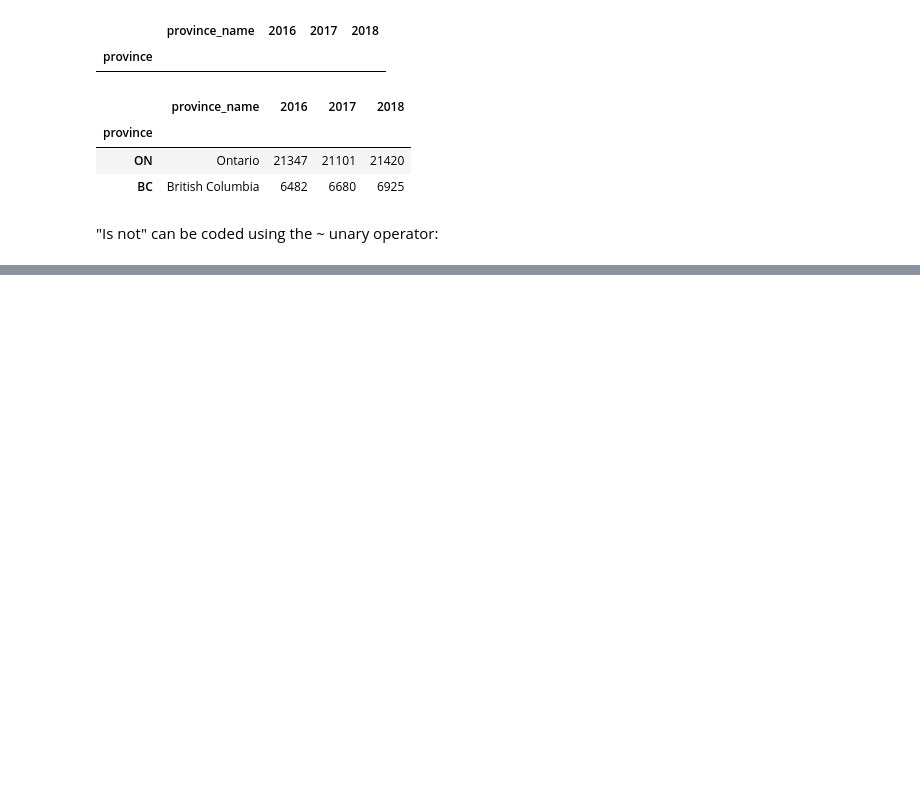
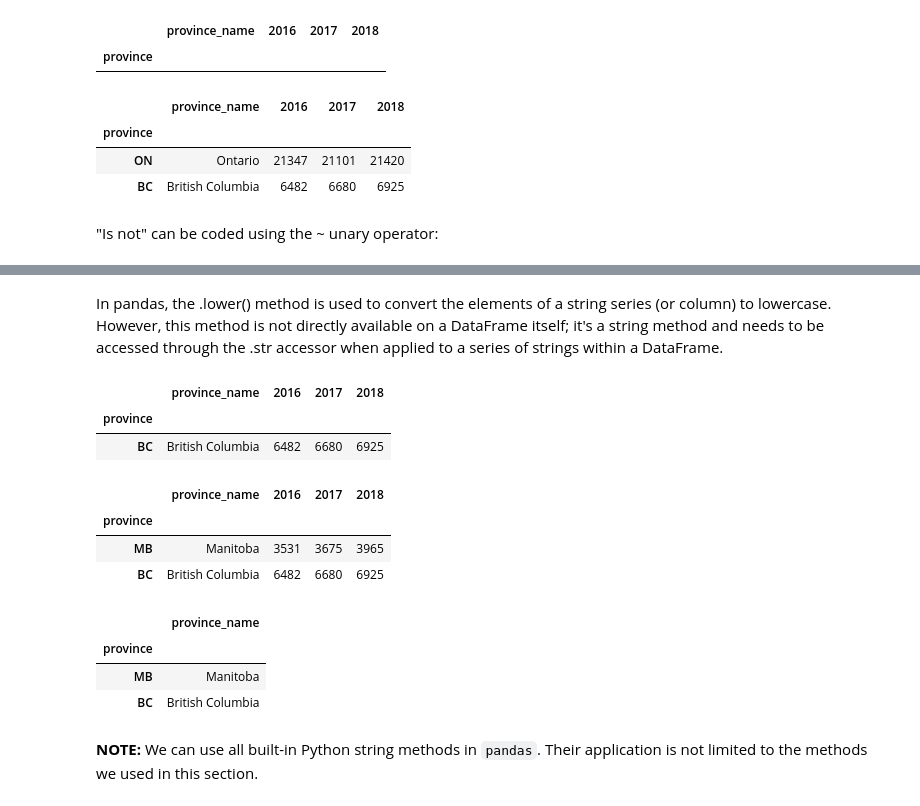
Before and after one commit to IgaMeddie/Data_Science_101, a Jupyter notebook: pandas_101.ipynb, the cells around one changed output, grey strips where cells are left out. Drawn from its saved outputs; the diff is of its cells as text; code cells hidden in the pictures; blank space fills up the shorter version.

Commit message:
Using string methods

```diff
--- a/pandas_101.ipynb
+++ b/pandas_101.ipynb
@@ -739,0 +746,29 @@ prov_support[prov_support['2017'] != 6680]
+# %% [markdown]
+
+In pandas, the .lower() method is used to convert the elements of a string series (or column) to lowercase. However, this method is not directly available on a DataFrame itself; it's a string method and needs to be accessed through the .str accessor when applied to a series of strings within a DataFrame.
+# %%
+# Selecting all rows where province name contains the character 'm'
+prov_support[prov_support.province_name.str.contains('m')]
+# %% [output]
+|  | province_name | 2016 | 2017 | 2018 |
+| province |  |  |  |  |
+| BC | British Columbia | 6482 | 6680 | 6925 |
+# %%
+'''In the result set, we don't see Manitoba because the name of the province
+   starts with an upper-case 'M'. Let's fix it: '''
+prov_support[prov_support.province_name.str.lower().str.contains('m')]
+# %% [output]
+|  | province_name | 2016 | 2017 | 2018 |
+| province |  |  |  |  |
+| MB | Manitoba | 3531 | 3675 | 3965 |
+| BC | British Columbia | 6482 | 6680 | 6925 |
+# %%
+# Same result as above, but we want only a column with province names:
+prov_support.loc[prov_support.province_name.str.lower().str.contains('m'), ['province_name']]
+# %% [output]
+|  | province_name |
+| province |  |
+| MB | Manitoba |
+| BC | British Columbia |
+# %% [markdown]
+**NOTE:** We can use all built-in Python string methods in `pandas`. Their application is not limited to the methods we used in this section.
```
Also changed, not shown: parts of 2 cells of this notebook.
